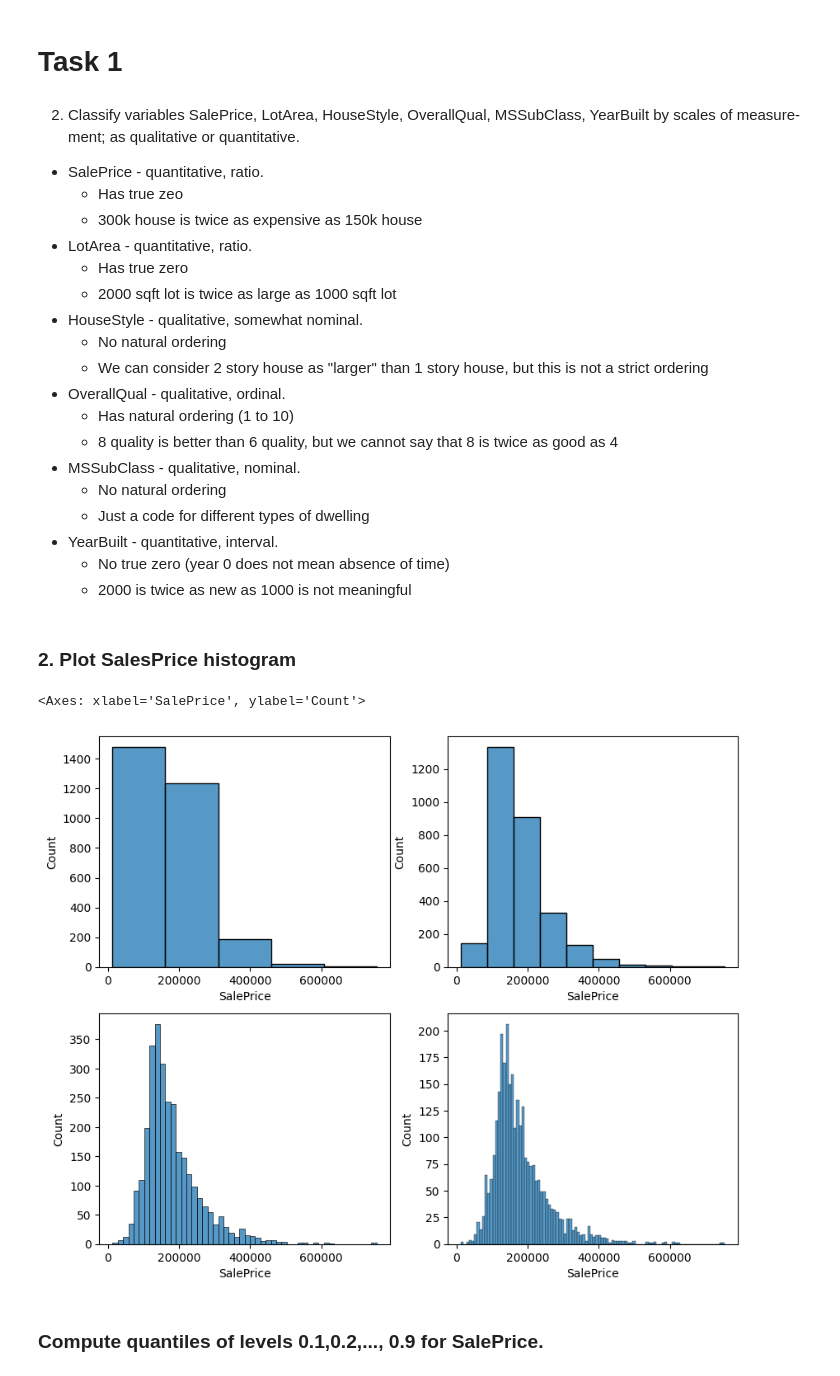
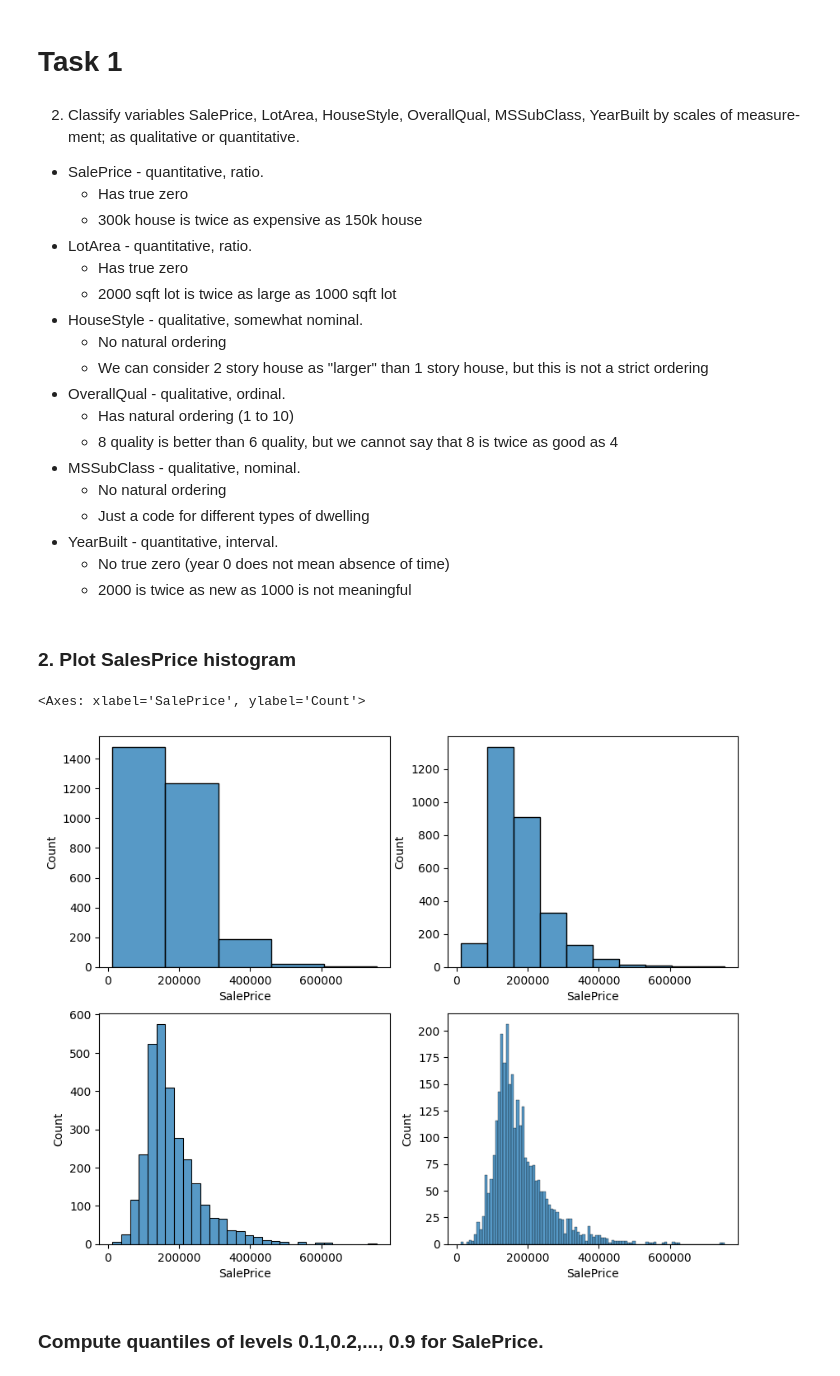
Before and after one commit to ykertytsky/ucu-econometrics, a Jupyter notebook: seminar_1/workbook.ipynb, the cells around one changed output. Saved outputs shown, nothing was run; the diff lists cells and outputs as text; code cells hidden in the pictures.

```diff
--- a/seminar_1/workbook.ipynb
+++ b/seminar_1/workbook.ipynb
@@ -5,7 +5,7 @@
 ment; as qualitative or quantitative.
 
 - SalePrice - quantitative, ratio.
-    - Has true zeo
+    - Has true zero
     - 300k house is twice as expensive as 150k house
 - LotArea - quantitative, ratio.
     - Has true zero
@@ -35,13 +35,13 @@ df = pd.read_csv('data/AmesHousing.csv')
 # %%
 fig, axes = plt.subplots(2, 2, figsize=(10, 8))
 
 sns.histplot(data=df['SalePrice'], ax=axes[0,0], bins=5)
 sns.histplot(data=df['SalePrice'], ax=axes[0,1], bins=10)
-sns.histplot(data=df['SalePrice'], ax=axes[1,0], bins=50)
+sns.histplot(data=df['SalePrice'], ax=axes[1,0], bins=30)
 sns.histplot(data=df['SalePrice'], ax=axes[1,1], bins=100)
 # %% [output]
 <Axes: xlabel='SalePrice', ylabel='Count'>
-[figure, old version]
+[figure, new version]
 # %% [markdown]
 ### Compute quantiles of levels 0.1,0.2,..., 0.9 for SalePrice.
 # %%
```
Also changed, not shown: parts of 2 cells of this notebook.
